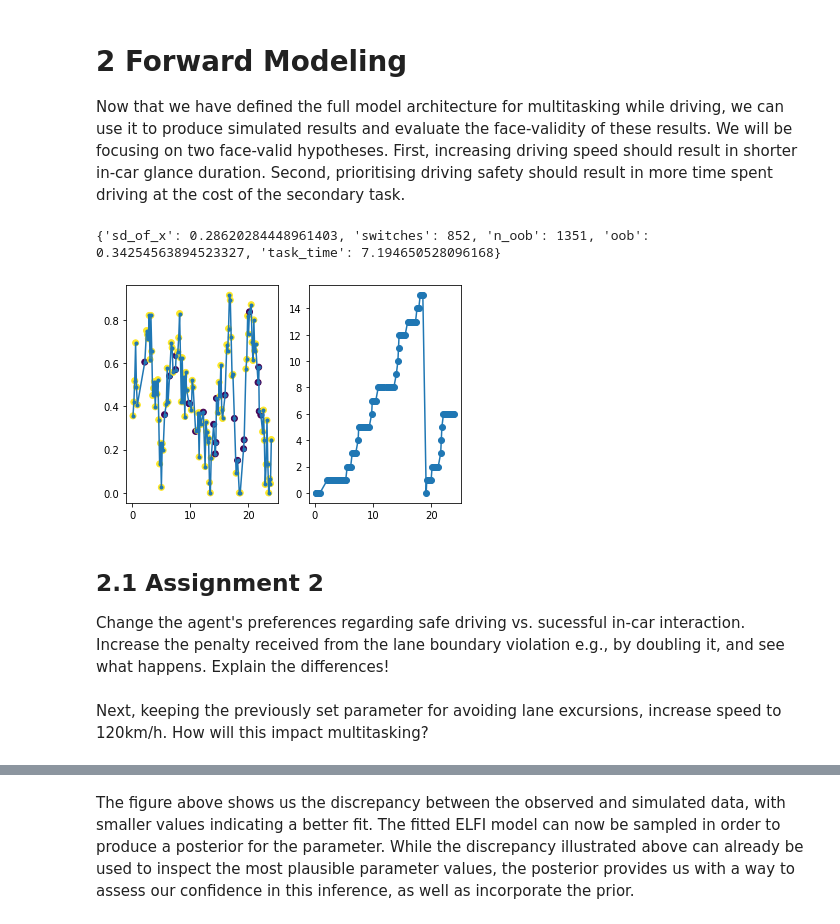
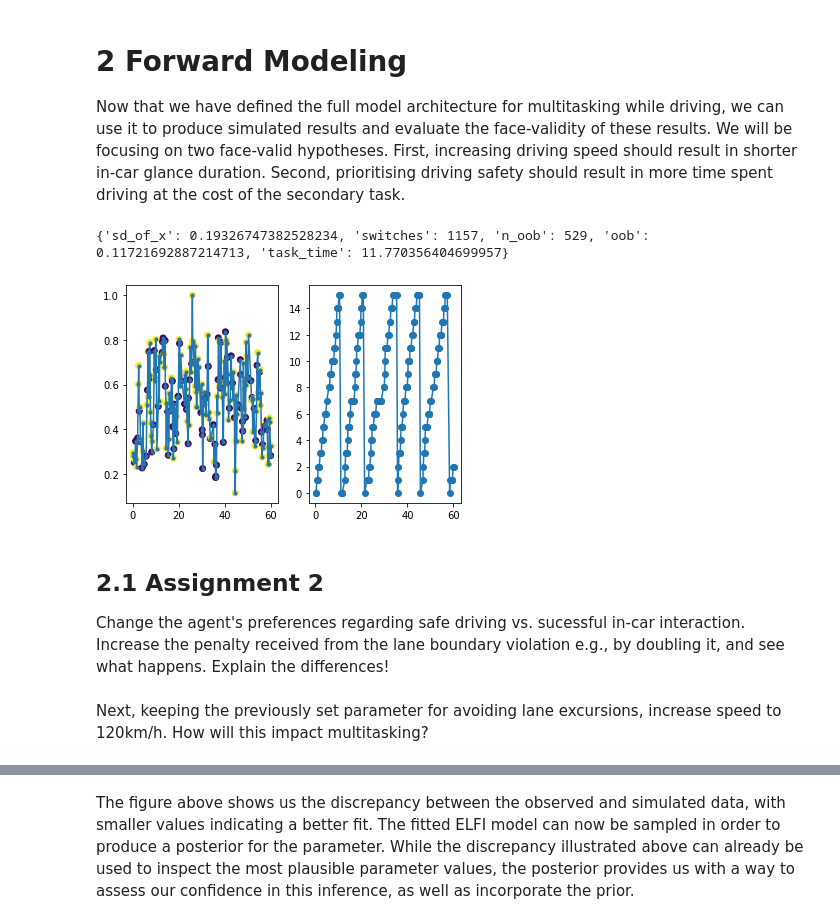
Before and after one commit to howesa/CHI22-CogMod-Tutorial, a Jupyter notebook: 04-Workflow/04-Workflow.ipynb, the cells around one changed output, grey strips where cells are left out. Cells and saved outputs as stored; diff of their text form; code cells hidden in the pictures.

```diff
--- a/04-Workflow/04-Workflow.ipynb
+++ b/04-Workflow/04-Workflow.ipynb
@@ -313,7 +323,7 @@ Now that we have defined the full model architecture for multitasking while driv
 # or: out of bound reward, i.e., penalty for lane excursions
 # cols, rows: the dimensions of the in-car device (how many elements)
 # fr: how rewarding it is to find targets in the in-car device
-params = {"speed": 33,
+params = {"speed": 17,
           "obs_prob": 0.9,
           "an": 0.02,
           "sn": 0.02,
@@ -333,19 +343,17 @@ trace = run_experiment.run_experiment(params, 1200, max_iters = 20, debug = Fals
 
 print(multitasking_agent.summarise_trace(trace))
 # %% [output]
-{'sd_of_x': 0.28620284448961403, 'switches': 852, 'n_oob': 1351, 'oob': 0.34254563894523327, 'task_time': 7.194650528096168}
+{'sd_of_x': 0.19326747382528234, 'switches': 1157, 'n_oob': 529, 'oob': 0.11721692887214713, 'task_time': 11.770356404699957}
-# %%
-# Show trace of car position and progress of search task (how many visual elements searched).
-multitasking_agent.plot_trace(trace, until = 120)
-# %% [output]
-[figure, removed]
-# %% [markdown]
-## 2.1 Assignment 2
-Change the agent's preferences regarding safe driving vs. sucessful in-car interaction. Increase the penalty received from the lane boundary violation e.g., by doubling it, and see what happens. Explain the differences!
+# %%
+# Show trace of car position and progress of search task (how many visual elements searched).
+multitasking_agent.plot_trace(trace, until = 60)
+# %% [output]
+[figure, added]
+# %% [markdown]
+## 2.1 Assignment 2
+Change the agent's preferences regarding safe driving vs. sucessful in-car interaction. Increase the penalty received from the lane boundary violation e.g., by doubling it, and see what happens. Explain the differences!
 # %%
 # Assignment 2a
 params2 = {} # TODO: set params correctly
 # TODO: Create trace
 # TODO: Summarize trace
-# %% [markdown]
-Next, keeping the previously set parameter for avoiding lane excursions, increase speed to 120km/h. How will this impact multitasking?
@@ -356,0 +360,2 @@ params2 = {} # TODO: set params correctly
+# %% [markdown]
+Next, keeping the previously set parameter for avoiding lane excursions, increase speed to 120km/h. How will this impact multitasking?
```
Also changed, not shown: parts of 32 cells of this notebook.
